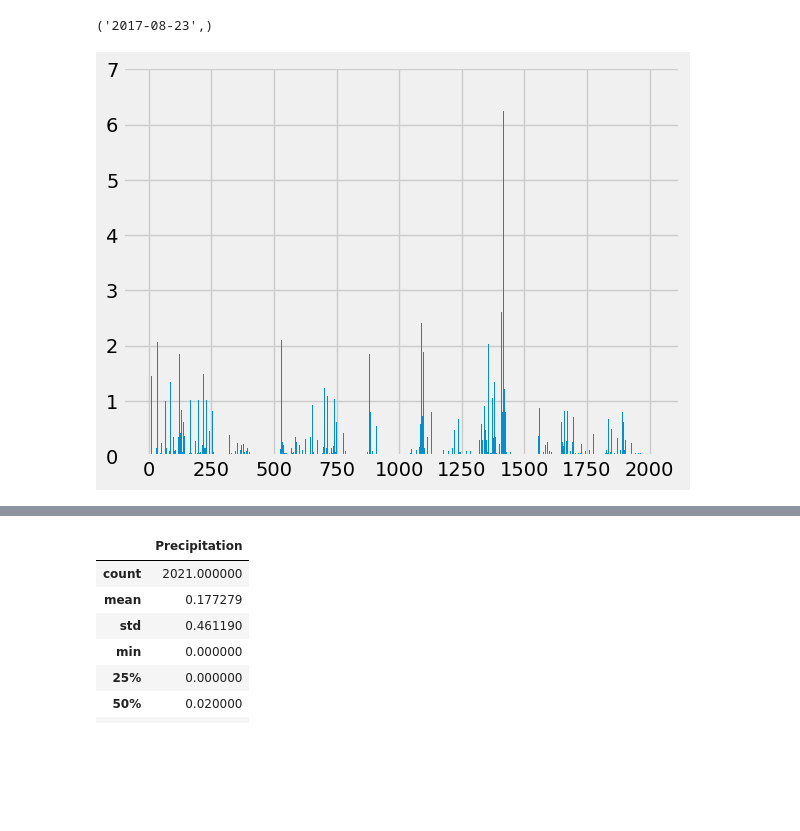
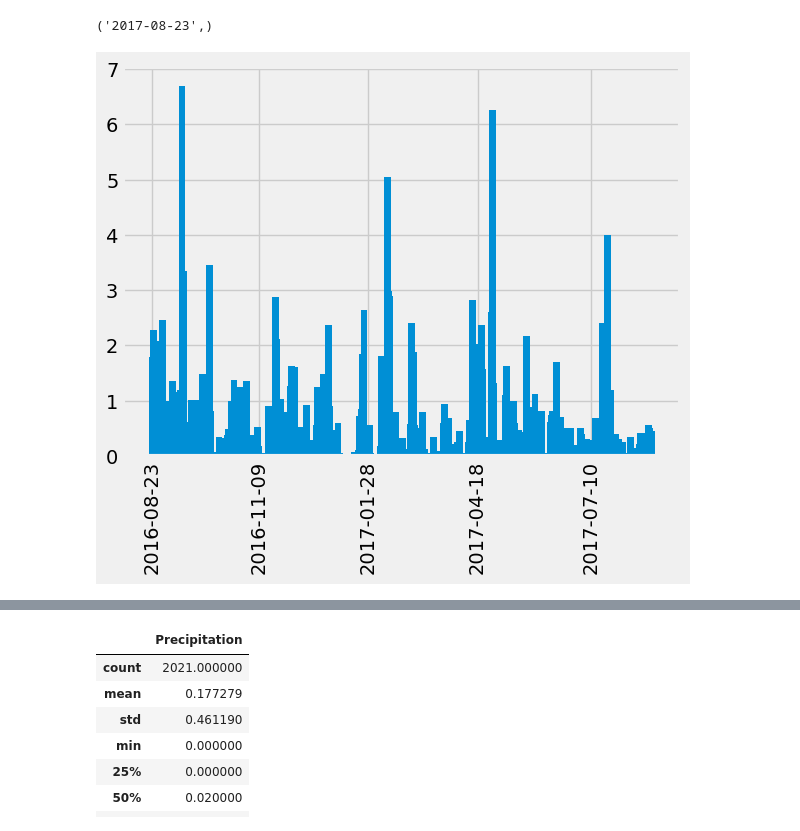
Before and after one commit to jmsavage2008/sqlalchemy-challenge, a Jupyter notebook: climate_starter.ipynb, the cells around one changed output, grey strips where cells are left out. Drawn from its saved outputs; the diff is of its cells as text; code cells hidden in the pictures; blank space fills up the shorter version.

```diff
--- a/climate_starter.ipynb
+++ b/climate_starter.ipynb
@@ -62,34 +62,36 @@ session.query(Measurement.date).order_by(Measurement.date.desc()).first()
 
 # Starting from the most recent data point in the database.
 
 # Calculate the date one year from the last date in data set.
 year_ago = dt.date(2017, 8, 23)-dt.timedelta(days=365)
 year_ago
 
 # Perform a query to retrieve the data and precipitation scores
 measure = session.query(Measurement).\
     filter(Measurement.date >= year_ago).\
     order_by(Measurement.date).all()
 
 
 # Save the query results as a Pandas DataFrame. Explicitly set the column names
 dates=[]
 prcps = []
 for row in measure:
     dates.append(row.date)
     prcps.append(row.prcp)
 measure_df = pd.DataFrame({"Date": dates, "Precipitation": prcps})
 
 #Drop null values
 measure_df_2 = measure_df.dropna()
 dates_2 = measure_df_2["Date"]
 prcps_2 = measure_df_2["Precipitation"]
-prcps_2
+
+measure_df_2.head(50)
 
 # Use Pandas Plotting with Matplotlib to plot the data
 x_axis = np.arange(len(dates_2))
-plt.bar(x_axis, prcps_2)
-
+plt.bar(dates_2, prcps_2, width = 5)
+plt.xticks(["2016-08-23", "2016-11-09", '2017-01-28', '2017-04-18', "2017-07-10"], rotation=90)
 plt.show()
+#measure_df
 # %% [output]
-[figure, old version]
+[figure, new version]
```
Also changed, not shown: parts of 4 cells of this notebook, 3 other files.
